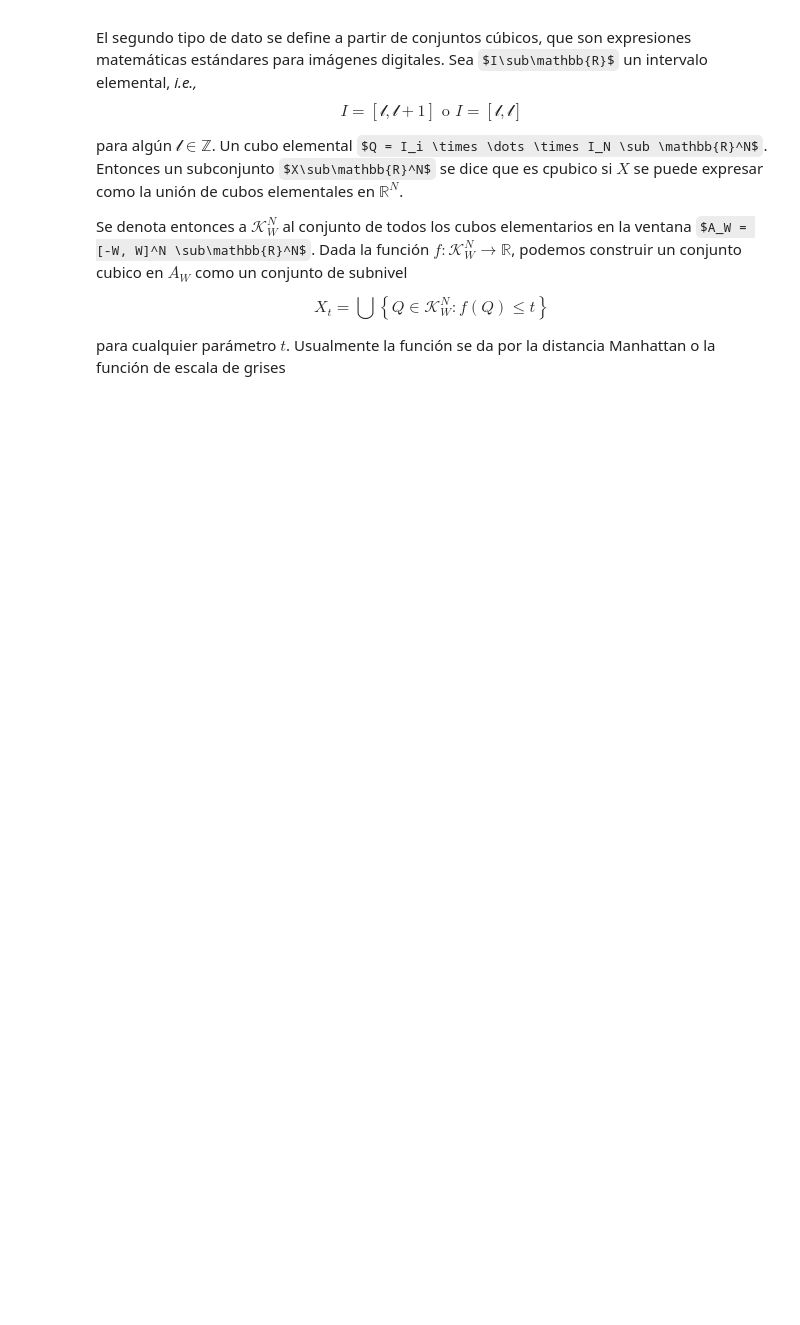
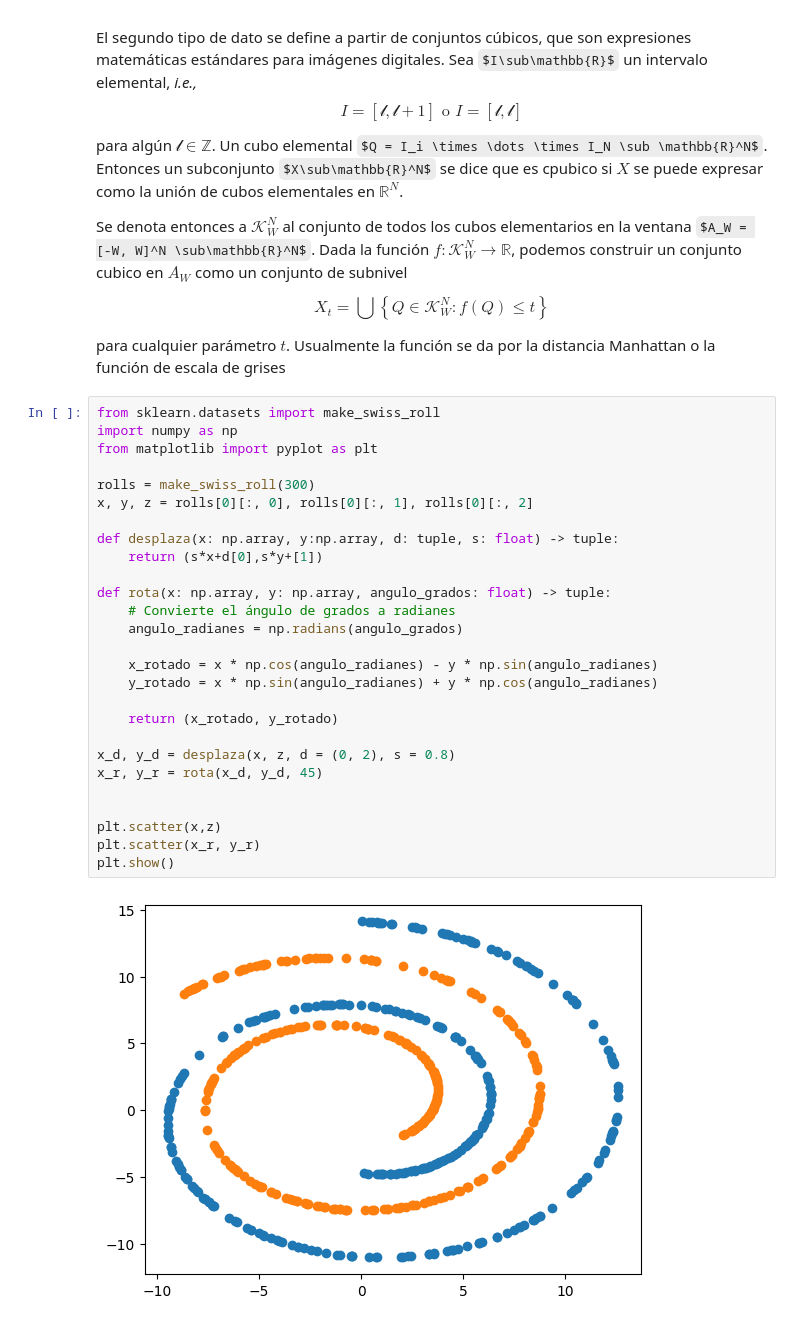
Before and after one commit to Ger-dot-m/Proyectos, a Jupyter notebook: Otros/Temporal.ipynb, the cells around one changed output. Drawn from its saved outputs; the diff is of its cells as text; some formulas as TeX source; blank space fills up the shorter version.

```diff
--- a/Otros/Temporal.ipynb
+++ b/Otros/Temporal.ipynb
@@ -165,3 +165,32 @@ Se denota entonces a $\mathscr{K}_W^N$ al conjunto de todos los cubos elementari
 $$X_t = \bigcup\left\{Q\in\mathscr{K}_W^N: f(Q)\leq t\right\}$$
 
 para cualquier parámetro $t$. Usualmente la función se da por la distancia Manhattan o la función de escala de grises
+# %%
+from sklearn.datasets import make_swiss_roll
+import numpy as np
+from matplotlib import pyplot as plt
+
+rolls = make_swiss_roll(300)
+x, y, z = rolls[0][:, 0], rolls[0][:, 1], rolls[0][:, 2]
+
+def desplaza(x: np.array, y:np.array, d: tuple, s: float) -> tuple:
+    return (s*x+d[0],s*y+[1])
+
+def rota(x: np.array, y: np.array, angulo_grados: float) -> tuple:
+    # Convierte el ángulo de grados a radianes
+    angulo_radianes = np.radians(angulo_grados)
+
+    x_rotado = x * np.cos(angulo_radianes) - y * np.sin(angulo_radianes)
+    y_rotado = x * np.sin(angulo_radianes) + y * np.cos(angulo_radianes)
+
+    return (x_rotado, y_rotado)
+
+x_d, y_d = desplaza(x, z, d = (0, 2), s = 0.8)
+x_r, y_r = rota(x_d, y_d, 45)
+
+
+plt.scatter(x,z)
+plt.scatter(x_r, y_r)
+plt.show()
+# %% [output]
+[figure, added]
```
Also changed, not shown: parts of 4 cells of this notebook, 33 other files.
